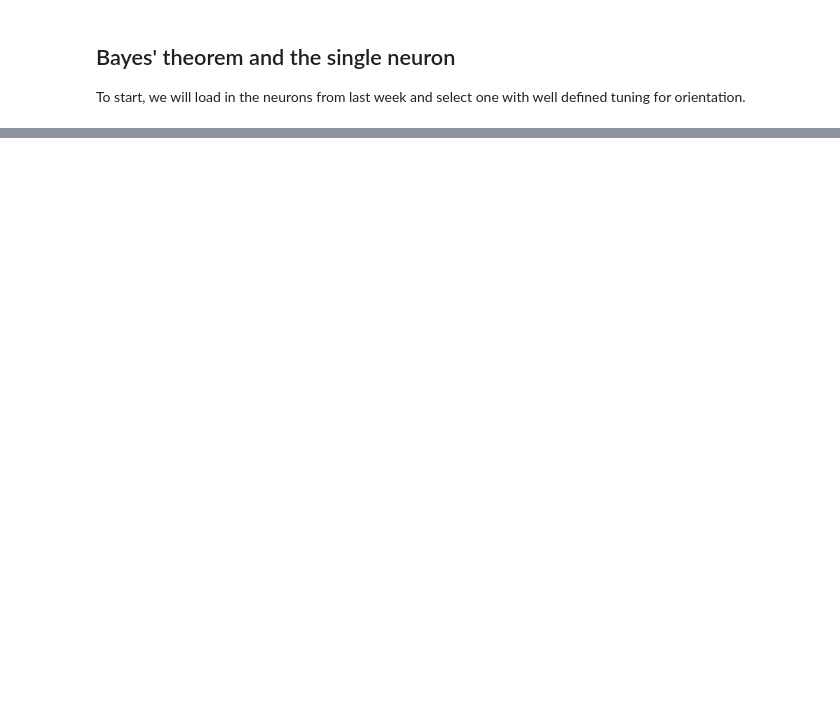
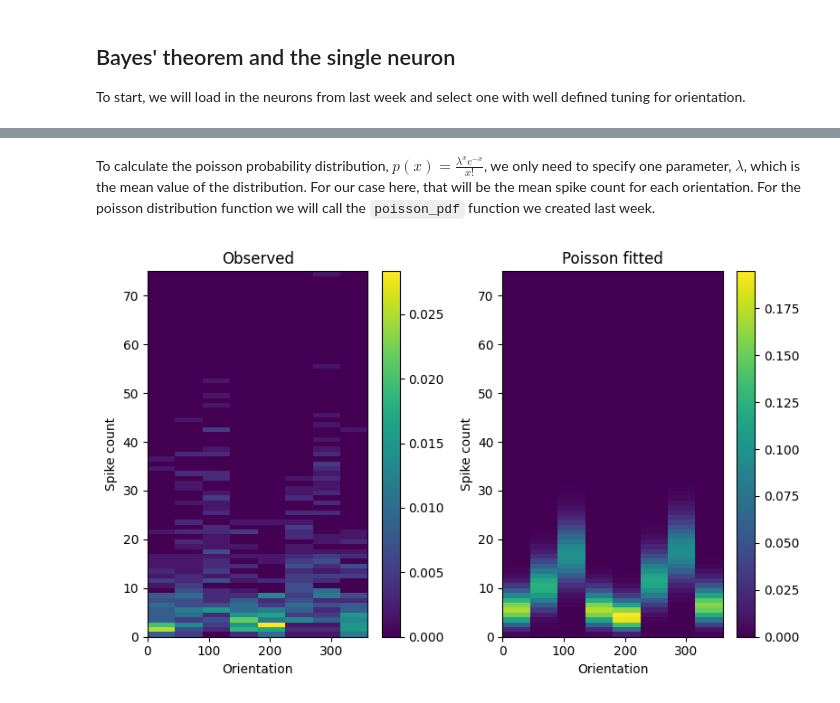
Before and after one commit to dbheadley/DecodingTheBrain, a Jupyter notebook: Week12/notes.ipynb, the cells around one changed output, grey strips where cells are left out. Cells and saved outputs as stored; diff of their text form; code cells hidden in the pictures; blank space fills up the shorter version.

```diff
--- a/Week12/notes.ipynb
+++ b/Week12/notes.ipynb
@@ -178,0 +202,25 @@ Notice that the probabitliies are not smooth but spotty and sometimes have gaps
+# %% [markdown]
+To calculate the poisson probability distribution, $p(x) = \frac{\lambda^xe^{-x}}{x!}$, we only need to specify one parameter, $\lambda$, which is the mean value of the distribution. For our case here, that will be the mean spike count for each orientation. For the poisson distribution function we will call the `poisson_pdf` function we created last week.
+# %%
+# fit a Poisson distribution based on the mean spike counts for each orientation
+p_xgy_pois = np.zeros((max_counts+1, num_stim))
+for i in range(num_stim):
+    p_xgy_pois[:,i] = poisson_pdf(np.arange(max_counts+1), rf_ori_mean[0][i])
+
+# plot the joint distribution and the Poisson fit
+fig, ax = plt.subplots(1,2,figsize=(8,5))
+ax[0].pcolormesh(x, y, joint_dist)
+fig.colorbar(ax=ax[0], mappable=ax[0].collections[0])
+ax[0].set_xlabel('Orientation')
+ax[0].set_ylabel('Spike count')
+ax[0].set_title('Observed')
+
+ax[1].pcolormesh(x, y, p_xgy_pois)
+fig.colorbar(ax=ax[1], mappable=ax[1].collections[0])
+ax[1].set_xlabel('Orientation')
+ax[1].set_ylabel('Spike count')
+ax[1].set_title('Poisson fitted')
+
+fig.tight_layout()
+# %% [output]
+[figure, added]
```
Also changed, not shown: parts of 22 cells of this notebook, 3 other files.
